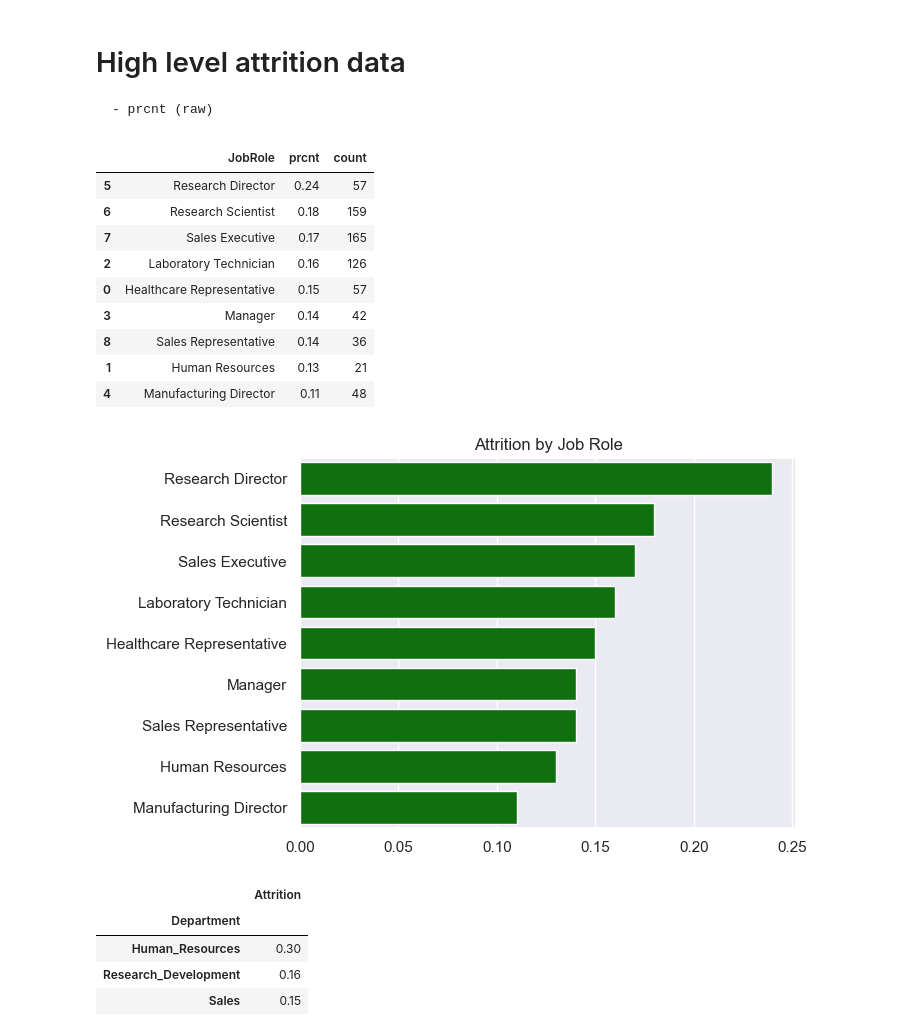
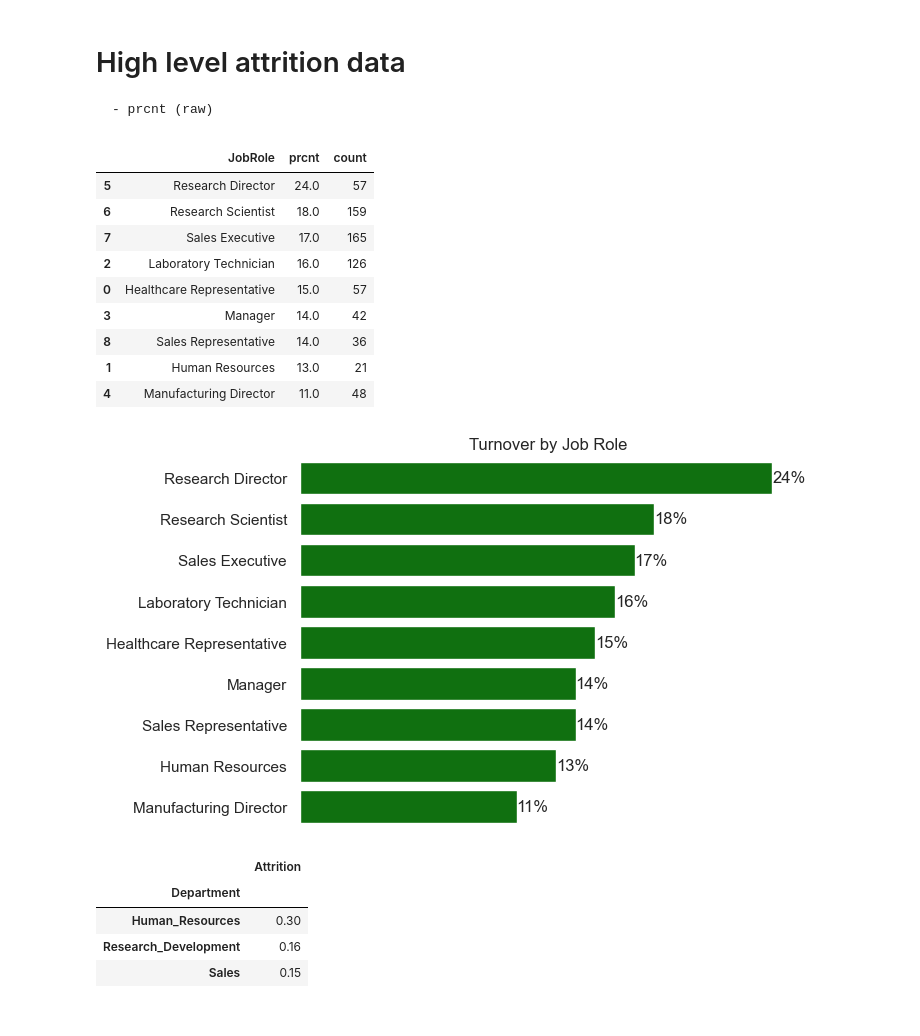
Before and after one commit to clmangham/acme_aroma, a Jupyter notebook: notebooks/0_eda.ipynb, the cells around one changed output. Cells and saved outputs as stored; diff of their text form; code cells hidden in the pictures.

Commit message:
turnover by job role visualization

```diff
--- a/notebooks/0_eda.ipynb
+++ b/notebooks/0_eda.ipynb
@@ -71,6 +71,14 @@ plt.show(); # shows the plot.
 # sns.lineplot(data=company_data,  x = 'Year', y = 'Job Satisfaction', ax = ax, color = 'red') # plots the second set, and sets to ax2.
 # plt.show(); # shows the plot.
 # %%
-# fig, ax = plt.subplots() # initializes figure and plots
-# sns.barplot(data=company_data,  x = 'Year', y = 'Job Applications Per Opening', ax = ax, color = 'red') # plots the second set, and sets to ax2.
-# plt.show(); # shows the plot.
+fig, ax = plt.subplots() # initializes figure and plots
+sns.barplot(data=company_data,  x = 'Year', y = 'Job Applications Per Opening', ax = ax, color = 'red') # plots the second set, and sets to ax2.
+for i in ax.containers:
+    ax.bar_label(i)
+
+ax.get_yaxis().set_visible(False)
+plt.ylabel('Job Applications Per Opening')
+plt.xlabel(None)
+plt.title('Decreasing Job Applications Per Opening')
+sns.despine(left=True, bottom=True)
+plt.show(); # shows the plot.
@@ -144,27 +162,41 @@ att_prcnt = prcnt_attrition('JobRole')
 att_prcnt['count'] = att_count['count']
 att_prcnt = att_prcnt.sort_values(['prcnt'], ascending= False)
 att_prcnt['JobRole'] = att_prcnt['JobRole'].str.replace('_', ' ')
+att_prcnt['prcnt'] = att_prcnt['prcnt'] * 100
 att_prcnt
 # %% [output]
 |  | JobRole | prcnt | count |
-| 5 | Research Director | 0.24 | 57 |
-| 6 | Research Scientist | 0.18 | 159 |
-| 7 | Sales Executive | 0.17 | 165 |
-| 2 | Laboratory Technician | 0.16 | 126 |
-| 0 | Healthcare Representative | 0.15 | 57 |
-| 3 | Manager | 0.14 | 42 |
-| 8 | Sales Representative | 0.14 | 36 |
-| 1 | Human Resources | 0.13 | 21 |
-| 4 | Manufacturing Director | 0.11 | 48 |
+| 5 | Research Director | 24.0 | 57 |
+| 6 | Research Scientist | 18.0 | 159 |
+| 7 | Sales Executive | 17.0 | 165 |
+| 2 | Laboratory Technician | 16.0 | 126 |
+| 0 | Healthcare Representative | 15.0 | 57 |
+| 3 | Manager | 14.0 | 42 |
+| 8 | Sales Representative | 14.0 | 36 |
+| 1 | Human Resources | 13.0 | 21 |
+| 4 | Manufacturing Director | 11.0 | 48 |
 # %%
 fig, ax = plt.subplots() # initializes figure and plots
 sns.barplot(data=att_prcnt,  x = 'prcnt', y = 'JobRole', ax = ax, color = 'green') # plots the second set, and sets to ax2.
 plt.ylabel(None)
 plt.xlabel(None)
 plt.title('Attrition by Job Role')
+
+
+for i in ax.containers:
+    ax.bar_label(i, fmt='%.0f%%')
+
+
+
+ax.get_xaxis().set_visible(False)
+plt.xlabel(None)
+plt.title('Turnover by Job Role')
+sns.despine(left=True, bottom=True)
+
+
 plt.show(); # shows the plot.
 # %% [output]
-[figure, old version]
+[figure, new version]
 # %%
 prcnt_attrition('Department')
 # %% [output]
```
Also changed, not shown: parts of 2 cells of this notebook.
